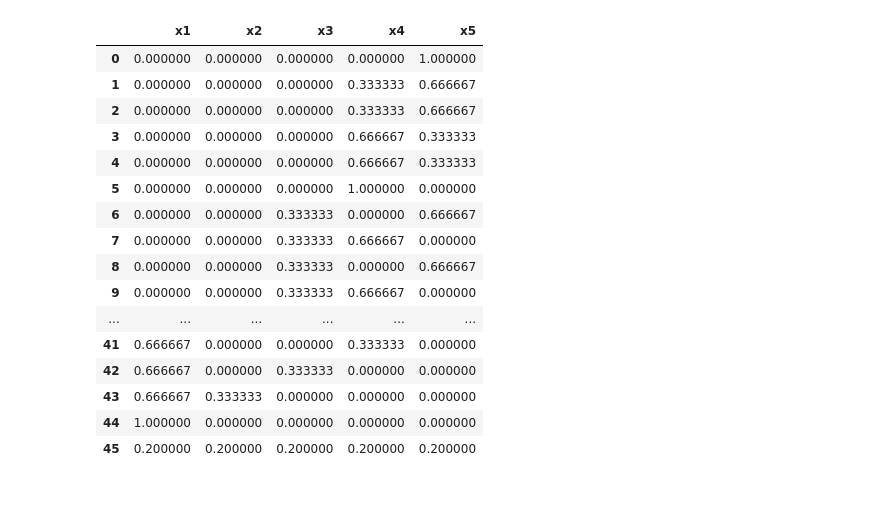
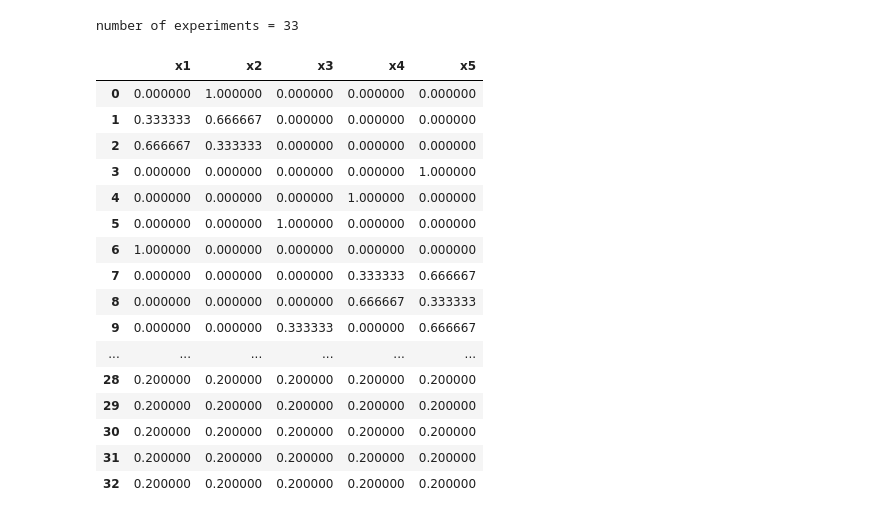
Before and after one commit to Pyonysos/pymixdee, a Jupyter notebook: test_pymixdee.ipynb, the cells around one changed output. Cells and saved outputs as stored; diff of their text form; code cells hidden in the pictures.

```diff
--- a/test_pymixdee.ipynb
+++ b/test_pymixdee.ipynb
@@ -31,24 +28,28 @@ md.simplex_centroid(ndegree= 3, ncenter =1)
 # %%
 nfact = 3
 ndegree = 3
-ncenter = 1
+ncenter = 8
 
-md.scheffe_network(ndegree=ndegree,ncenter=ncenter)
+plan = md.scheffe_network(ndegree=ndegree,ncenter=ncenter, dtype=np.float64)
 # %% [output]
-|  | x1 | x2 | x3 | x4 | x5 |
-| 0 | 0.000000 | 0.000000 | 0.000000 | 0.000000 | 1.000000 |
-| 1 | 0.000000 | 0.000000 | 0.000000 | 0.333333 | 0.666667 |
-| 2 | 0.000000 | 0.000000 | 0.000000 | 0.333333 | 0.666667 |
-| 3 | 0.000000 | 0.000000 | 0.000000 | 0.666667 | 0.333333 |
-| 4 | 0.000000 | 0.000000 | 0.000000 | 0.666667 | 0.333333 |
-| 5 | 0.000000 | 0.000000 | 0.000000 | 1.000000 | 0.000000 |
-| 6 | 0.000000 | 0.000000 | 0.333333 | 0.000000 | 0.666667 |
-| 7 | 0.000000 | 0.000000 | 0.333333 | 0.666667 | 0.000000 |
-| 8 | 0.000000 | 0.000000 | 0.333333 | 0.000000 | 0.666667 |
-| 9 | 0.000000 | 0.000000 | 0.333333 | 0.666667 | 0.000000 |
-| ... | ... | ... | ... | ... | ... |
-| 41 | 0.666667 | 0.000000 | 0.000000 | 0.333333 | 0.000000 |
-| 42 | 0.666667 | 0.000000 | 0.333333 | 0.000000 | 0.000000 |
-| 43 | 0.666667 | 0.333333 | 0.000000 | 0.000000 | 0.000000 |
-| 44 | 1.000000 | 0.000000 | 0.000000 | 0.000000 | 0.000000 |
-| 45 | 0.200000 | 0.200000 | 0.200000 | 0.200000 | 0.200000 |
+number of experiments = 33
+# %%
+plan
+# %% [output]
+|  | x1 | x2 | x3 | x4 | x5 |
+| 0 | 0.000000 | 1.000000 | 0.000000 | 0.000000 | 0.000000 |
+| 1 | 0.333333 | 0.666667 | 0.000000 | 0.000000 | 0.000000 |
+| 2 | 0.666667 | 0.333333 | 0.000000 | 0.000000 | 0.000000 |
+| 3 | 0.000000 | 0.000000 | 0.000000 | 0.000000 | 1.000000 |
+| 4 | 0.000000 | 0.000000 | 0.000000 | 1.000000 | 0.000000 |
+| 5 | 0.000000 | 0.000000 | 1.000000 | 0.000000 | 0.000000 |
+| 6 | 1.000000 | 0.000000 | 0.000000 | 0.000000 | 0.000000 |
+| 7 | 0.000000 | 0.000000 | 0.000000 | 0.333333 | 0.666667 |
+| 8 | 0.000000 | 0.000000 | 0.000000 | 0.666667 | 0.333333 |
+| 9 | 0.000000 | 0.000000 | 0.333333 | 0.000000 | 0.666667 |
+| ... | ... | ... | ... | ... | ... |
+| 28 | 0.200000 | 0.200000 | 0.200000 | 0.200000 | 0.200000 |
+| 29 | 0.200000 | 0.200000 | 0.200000 | 0.200000 | 0.200000 |
+| 30 | 0.200000 | 0.200000 | 0.200000 | 0.200000 | 0.200000 |
+| 31 | 0.200000 | 0.200000 | 0.200000 | 0.200000 | 0.200000 |
+| 32 | 0.200000 | 0.200000 | 0.200000 | 0.200000 | 0.200000 |
```
Also changed, not shown: parts of 7 cells of this notebook, 1 other file.
